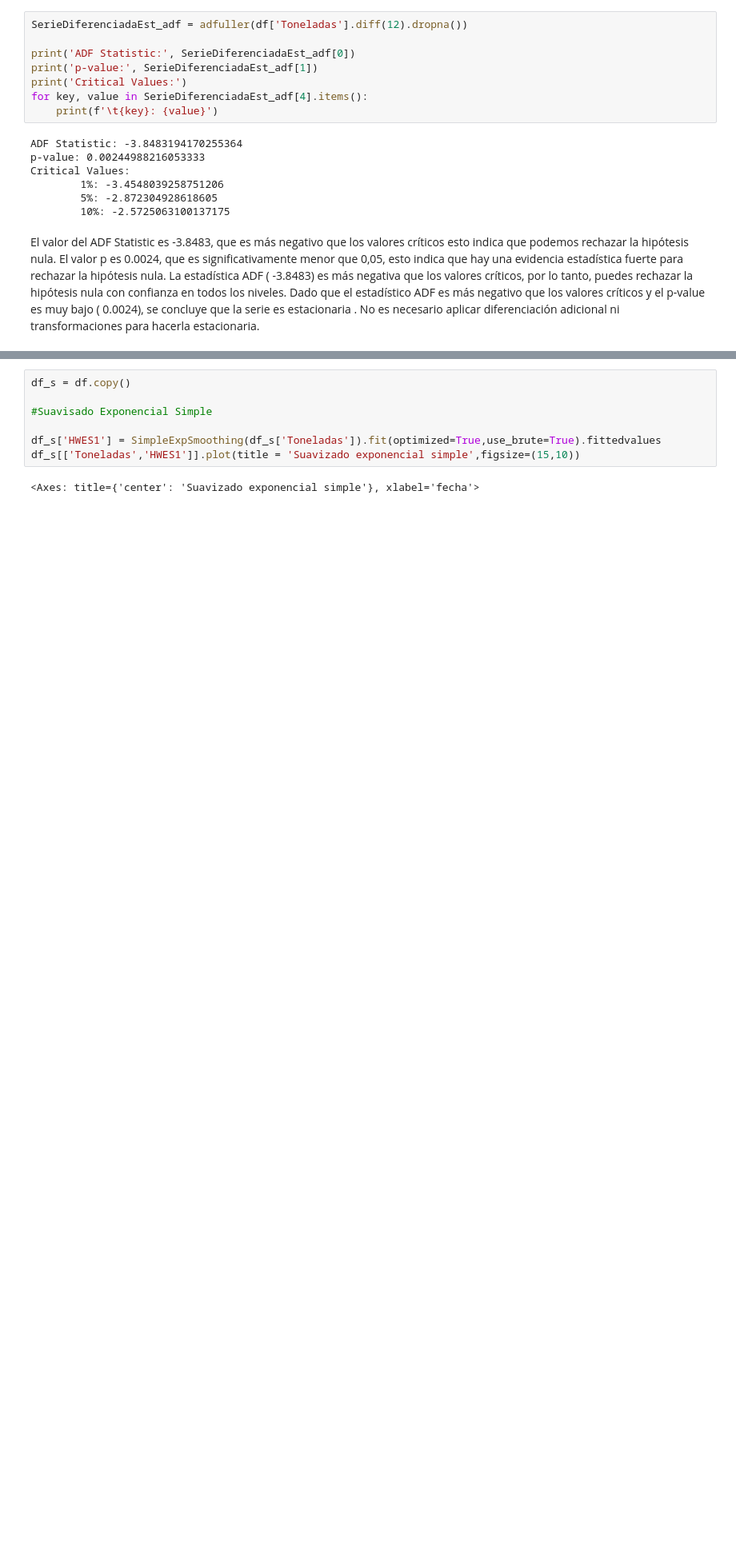
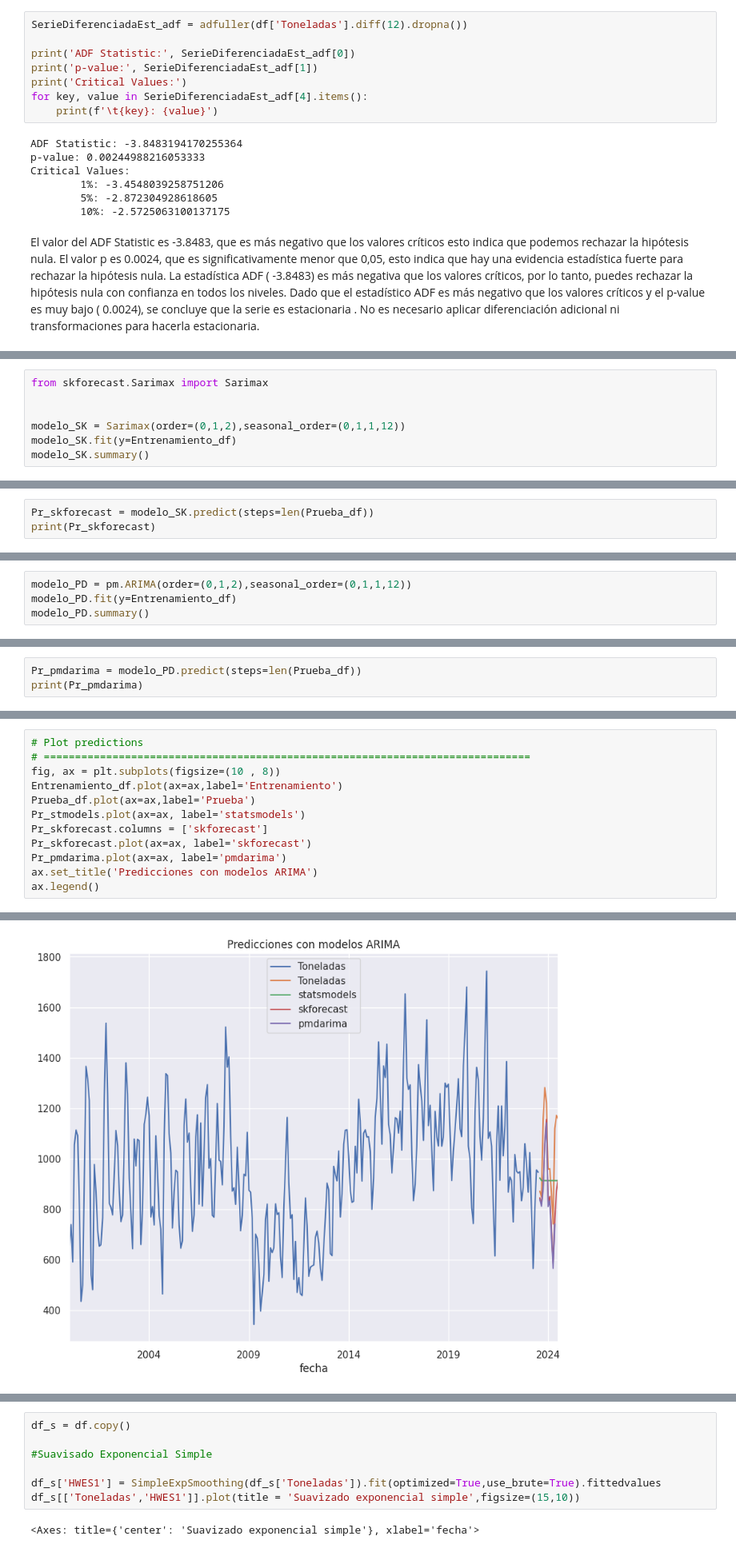
Before and after one commit to LordOnion88/MAD, a Jupyter notebook: Series de Tiempo/Predicciones produccion de cafe/Produccion de cafe.ipynb, the cells around one changed output, grey strips where cells are left out. Shown at 80% size. Saved outputs shown, nothing was run; the diff lists cells and outputs as text; blank space fills up the shorter version.

Commit message:
Predicciones Sarima

```diff
--- a/Series de Tiempo/Predicciones produccion de cafe/Produccion de cafe.ipynb
+++ b/Series de Tiempo/Predicciones produccion de cafe/Produccion de cafe.ipynb
@@ -167,0 +294,7 @@ Dado que el estadístico ADF es más negativo que los valores críticos y el p-v
+# %%
+from skforecast.Sarimax import Sarimax
+
+
+modelo_SK = Sarimax(order=(0,1,2),seasonal_order=(0,1,1,12))
+modelo_SK.fit(y=Entrenamiento_df)
+modelo_SK.summary()
@@ -167,0 +321,3 @@ Dado que el estadístico ADF es más negativo que los valores críticos y el p-v
+# %%
+Pr_skforecast = modelo_SK.predict(steps=len(Prueba_df))
+print(Pr_skforecast)
@@ -167,0 +338,4 @@ Dado que el estadístico ADF es más negativo que los valores críticos y el p-v
+# %%
+modelo_PD = pm.ARIMA(order=(0,1,2),seasonal_order=(0,1,1,12))
+modelo_PD.fit(y=Entrenamiento_df)
+modelo_PD.summary()
@@ -167,0 +363,3 @@ Dado que el estadístico ADF es más negativo que los valores críticos y el p-v
+# %%
+Pr_pmdarima = modelo_PD.predict(steps=len(Prueba_df))
+print(Pr_pmdarima)
@@ -167,0 +378,13 @@ Dado que el estadístico ADF es más negativo que los valores críticos y el p-v
+# %%
+# Plot predictions
+# ==============================================================================
+fig, ax = plt.subplots(figsize=(10 , 8))
+Entrenamiento_df.plot(ax=ax,label='Entrenamiento')
+Prueba_df.plot(ax=ax,label='Prueba')
+Pr_stmodels.plot(ax=ax, label='statsmodels')
+Pr_skforecast.columns = ['skforecast']
+Pr_skforecast.plot(ax=ax, label='skforecast')
+Pr_pmdarima.plot(ax=ax, label='pmdarima')
+ax.set_title('Predicciones con modelos ARIMA')
+ax.legend()
+# %% [output]
@@ -167,0 +392 @@ Dado que el estadístico ADF es más negativo que los valores críticos y el p-v
+[figure, added]
```
Also changed, not shown: parts of 20 cells of this notebook, 1 other file.
